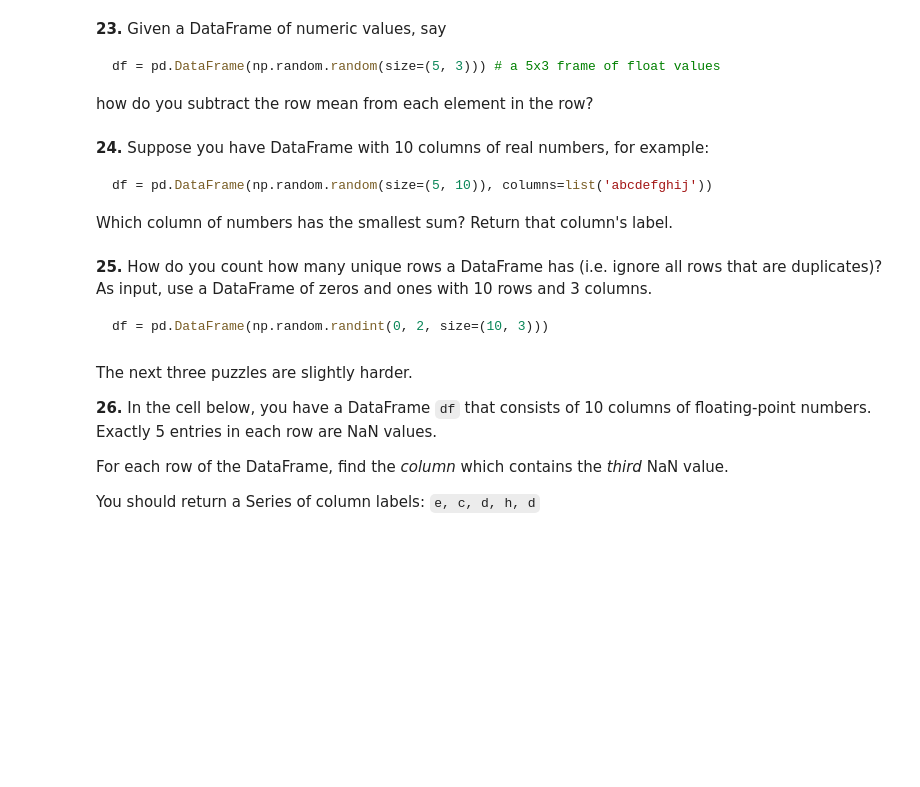
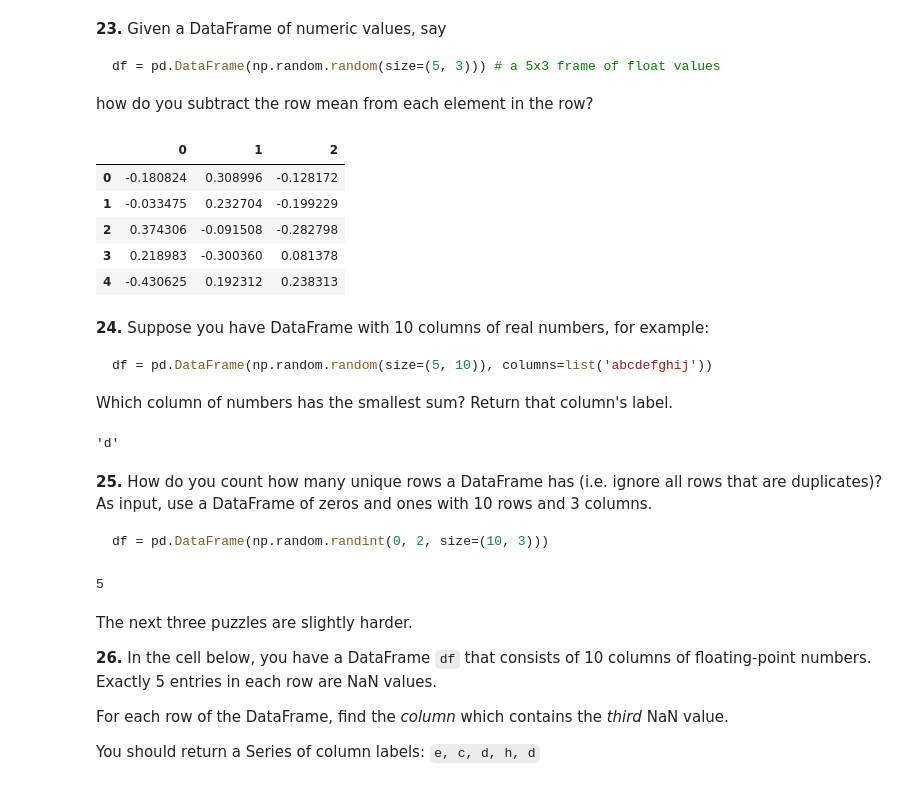
Before and after one commit to alsesb/100-pandas-puzzles, a Jupyter notebook: 100-pandas-puzzles.ipynb, the cells around one changed output. Saved outputs shown, nothing was run; the diff lists cells and outputs as text; code cells hidden in the pictures; blank space fills up the shorter version.

````diff
--- a/100-pandas-puzzles.ipynb
+++ b/100-pandas-puzzles.ipynb
@@ -318,6 +331,16 @@ df = pd.DataFrame(np.random.random(size=(5, 3))) # a 5x3 frame of float values
 ```
 
 how do you subtract the row mean from each element in the row?
+# %%
+df = pd.DataFrame(np.random.random(size=(5, 3)))
+df.sub(df.mean(axis = 1), axis = 0)
+# %% [output]
+|  | 0 | 1 | 2 |
+| 0 | -0.180824 | 0.308996 | -0.128172 |
+| 1 | -0.033475 | 0.232704 | -0.199229 |
+| 2 | 0.374306 | -0.091508 | -0.282798 |
+| 3 | 0.218983 | -0.300360 | 0.081378 |
+| 4 | -0.430625 | 0.192312 | 0.238313 |
 # %% [markdown]
 **24.** Suppose you have DataFrame with 10 columns of real numbers, for example:
 
@@ -325,12 +348,22 @@ how do you subtract the row mean from each element in the row?
 df = pd.DataFrame(np.random.random(size=(5, 10)), columns=list('abcdefghij'))
 ```
 Which column of numbers has the smallest sum?  Return that column's label.
+# %%
+df = pd.DataFrame(np.random.random(size=(5, 10)), columns=list('abcdefghij'))
+df.sum(axis = 0).idxmin()
+# %% [output]
+'d'
 # %% [markdown]
 **25.** How do you count how many unique rows a DataFrame has (i.e. ignore all rows that are duplicates)? As input, use a DataFrame of zeros and ones with 10 rows and 3 columns.
 
 ```python
 df = pd.DataFrame(np.random.randint(0, 2, size=(10, 3)))
 ```
+# %%
+df = pd.DataFrame(np.random.randint(0, 2, size=(10, 3)))
+len(df.drop_duplicates().index)
+# %% [output]
+5
 # %% [markdown]
 The next three puzzles are slightly harder.
 
````
Also changed, not shown: parts of 5 cells of this notebook.
